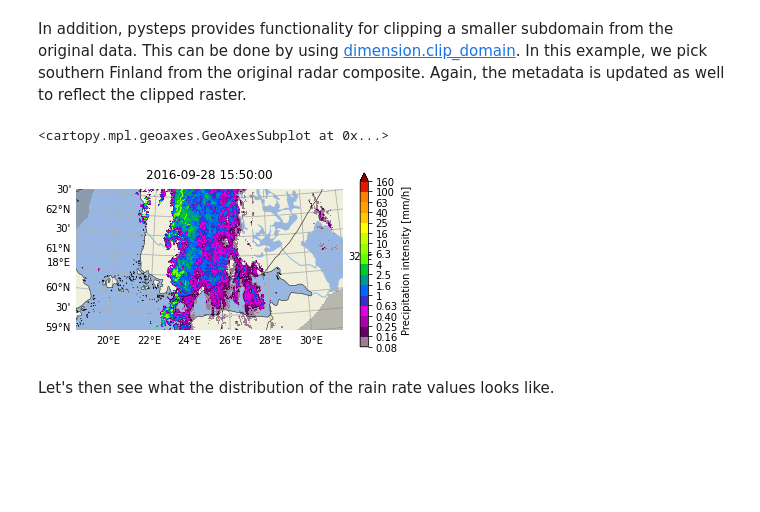
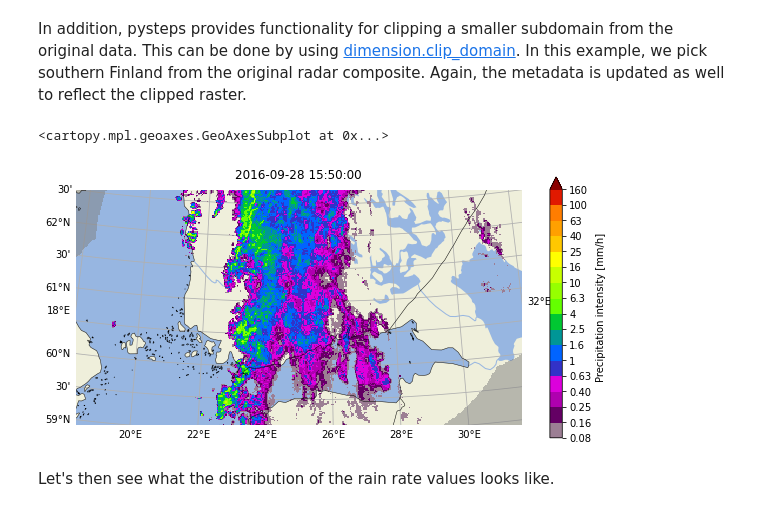
Before and after one commit to pySTEPS/ERAD-nowcasting-course-2022, a Jupyter notebook: hands-on-session-users/notebooks/block_02_input_data.ipynb, the cells around one changed output. Drawn from its saved outputs; the diff is of its cells as text; code cells hidden in the pictures; blank space fills up the shorter version.

```diff
--- a/hands-on-session-users/notebooks/block_02_input_data.ipynb
+++ b/hands-on-session-users/notebooks/block_02_input_data.ipynb
@@ -171,22 +173,24 @@ Shape after upsampling: (14, 613, 380)
 In addition, pysteps provides functionality for clipping a smaller subdomain from the original data. This can be done by using [dimension.clip_domain](https://pysteps.readthedocs.io/en/stable/generated/pysteps.utils.dimension.clip_domain.html#pysteps.utils.dimension.clip_domain). In this example, we pick southern Finland from the original radar composite. Again, the metadata is updated as well to reflect the clipped raster.
 # %%
 from pysteps.utils.dimension import clip_domain
+
+plt.figure(figsize=(10, 6))
 
 # Set the new spatial extent in the Cartesian coordinates (meters)
 precip_clipped, metadata_clipped = clip_domain(
     precip[-1],
     metadata,
     extent=(metadata["x1"], metadata["x2"], 100000, 500000)
 )
 plot_precip_field(
     precip_clipped,
     geodata=metadata_clipped,
     title=metadata["timestamps"][-1],
     map_kwargs=map_kwargs
 )
 # %% [output]
 <cartopy.mpl.geoaxes.GeoAxesSubplot at 0x...>
-[figure, old version]
+[figure, new version]
 # %% [markdown]
 Let's then see what the distribution of the rain rate values looks like.
 # %%
```
Also changed, not shown: parts of 3 cells of this notebook.
